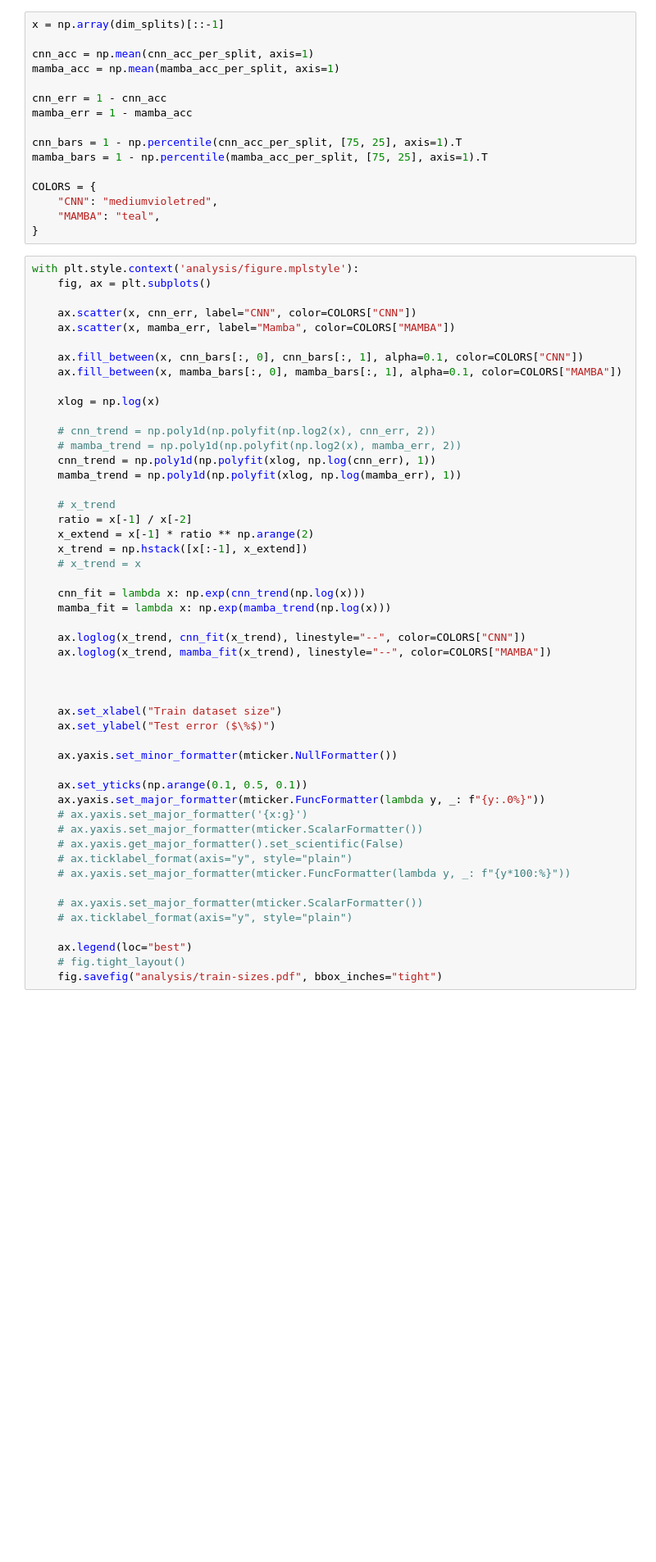
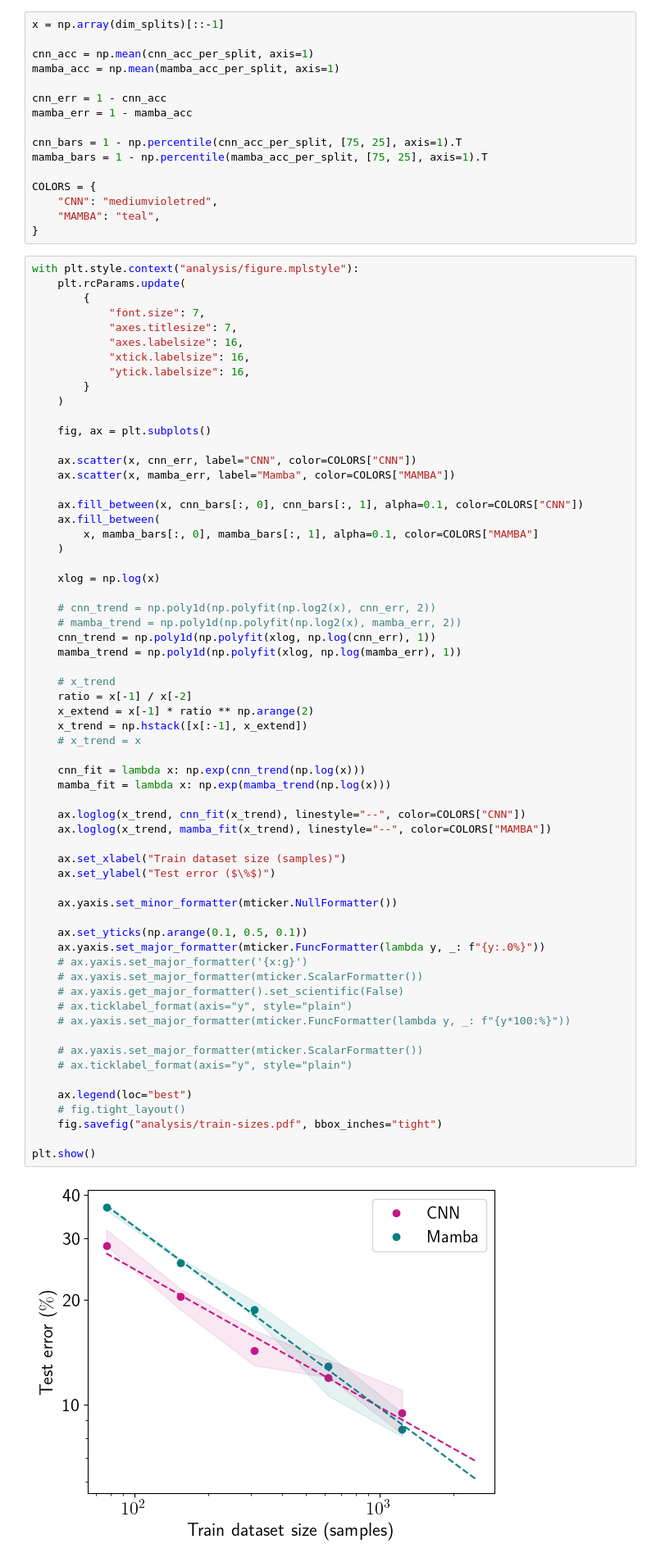
Before and after one commit to norlab-ulaval/BorealTC, a Jupyter notebook: analysis/train-size.ipynb, the cells around one changed output. Shown at 82% size. Cells and saved outputs as stored; diff of their text form; blank space fills up the shorter version.

Commit message:
Update on train size fig

```diff
--- a/analysis/train-size.ipynb
+++ b/analysis/train-size.ipynb
@@ -87,14 +87,26 @@ COLORS = {
     "MAMBA": "teal",
 }
 # %%
-with plt.style.context('analysis/figure.mplstyle'):
+with plt.style.context("analysis/figure.mplstyle"):
+    plt.rcParams.update(
+        {
+            "font.size": 7,
+            "axes.titlesize": 7,
+            "axes.labelsize": 16,
+            "xtick.labelsize": 16,
+            "ytick.labelsize": 16,
+        }
+    )
+
     fig, ax = plt.subplots()
 
     ax.scatter(x, cnn_err, label="CNN", color=COLORS["CNN"])
     ax.scatter(x, mamba_err, label="Mamba", color=COLORS["MAMBA"])
 
     ax.fill_between(x, cnn_bars[:, 0], cnn_bars[:, 1], alpha=0.1, color=COLORS["CNN"])
-    ax.fill_between(x, mamba_bars[:, 0], mamba_bars[:, 1], alpha=0.1, color=COLORS["MAMBA"])
+    ax.fill_between(
+        x, mamba_bars[:, 0], mamba_bars[:, 1], alpha=0.1, color=COLORS["MAMBA"]
+    )
 
     xlog = np.log(x)
 
@@ -106,33 +118,35 @@ with plt.style.context('analysis/figure.mplstyle'):
     # x_trend
     ratio = x[-1] / x[-2]
     x_extend = x[-1] * ratio ** np.arange(2)
     x_trend = np.hstack([x[:-1], x_extend])
     # x_trend = x
 
     cnn_fit = lambda x: np.exp(cnn_trend(np.log(x)))
     mamba_fit = lambda x: np.exp(mamba_trend(np.log(x)))
 
     ax.loglog(x_trend, cnn_fit(x_trend), linestyle="--", color=COLORS["CNN"])
     ax.loglog(x_trend, mamba_fit(x_trend), linestyle="--", color=COLORS["MAMBA"])
 
-
-
-    ax.set_xlabel("Train dataset size")
+    ax.set_xlabel("Train dataset size (samples)")
     ax.set_ylabel("Test error ($\%$)")
 
     ax.yaxis.set_minor_formatter(mticker.NullFormatter())
 
     ax.set_yticks(np.arange(0.1, 0.5, 0.1))
     ax.yaxis.set_major_formatter(mticker.FuncFormatter(lambda y, _: f"{y:.0%}"))
     # ax.yaxis.set_major_formatter('{x:g}')
     # ax.yaxis.set_major_formatter(mticker.ScalarFormatter())
     # ax.yaxis.get_major_formatter().set_scientific(False)
     # ax.ticklabel_format(axis="y", style="plain")
     # ax.yaxis.set_major_formatter(mticker.FuncFormatter(lambda y, _: f"{y*100:%}"))
 
     # ax.yaxis.set_major_formatter(mticker.ScalarFormatter())
     # ax.ticklabel_format(axis="y", style="plain")
 
     ax.legend(loc="best")
     # fig.tight_layout()
     fig.savefig("analysis/train-sizes.pdf", bbox_inches="tight")
+
+plt.show()
+# %% [output]
+[figure, added]
```
Also changed, not shown: parts of 1 cell of this notebook, 1 other file.
